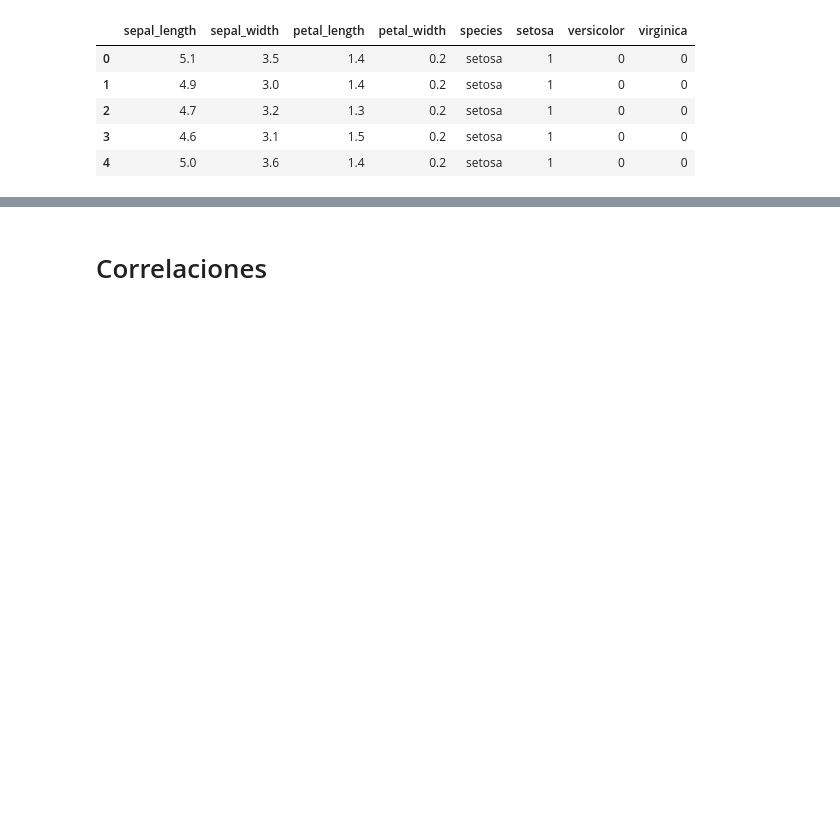
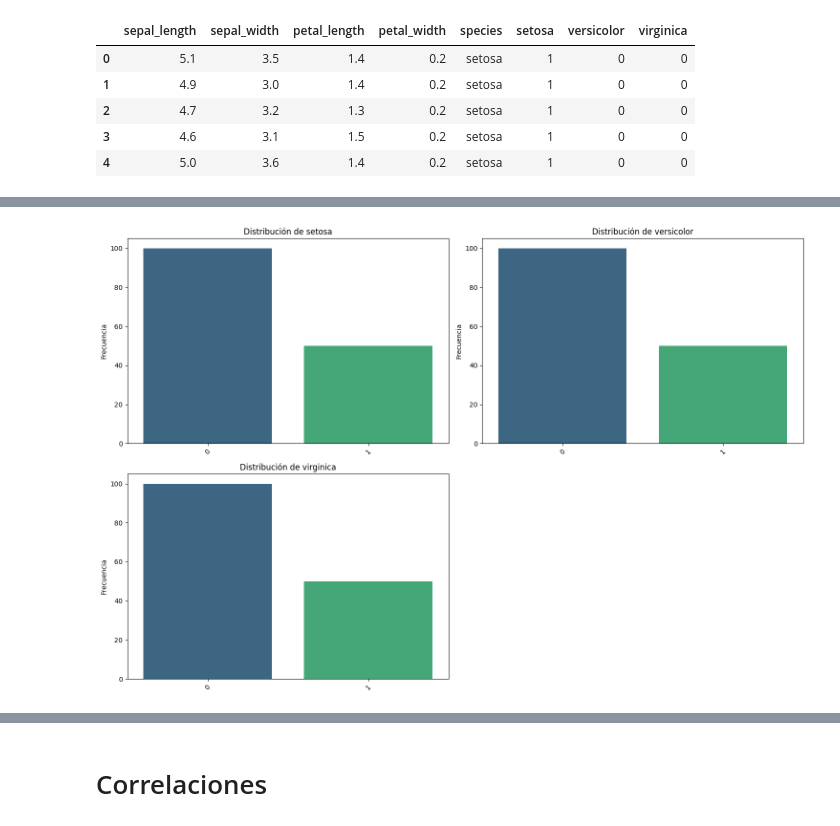
Before and after one commit to lunaft/Machine-Learning-Notes, a Jupyter notebook: Supervisados/proyecto_final.ipynb, the cells around one changed output, grey strips where cells are left out. Saved outputs shown, nothing was run; the diff lists cells and outputs as text; code cells hidden in the pictures; blank space fills up the shorter version.

```diff
--- a/Supervisados/proyecto_final.ipynb
+++ b/Supervisados/proyecto_final.ipynb
@@ -254,7 +276,3 @@ df.head()
 | 2 | 4.7 | 3.2 | 1.3 | 0.2 | setosa | 1 | 0 | 0 |
 | 3 | 4.6 | 3.1 | 1.5 | 0.2 | setosa | 1 | 0 | 0 |
 | 4 | 5.0 | 3.6 | 1.4 | 0.2 | setosa | 1 | 0 | 0 |
-# %%
-# Borro la columna de 'species' que ya no necesito
-
-df = df.drop(['species'], axis= 1) #axis = 1 es para que sepa que 'species' se trata de una columna, no de una fila
@@ -260,0 +287,6 @@ df = df.drop(['species'], axis= 1) #axis = 1 es para que sepa que 'species' se t
+# %%
+# def pinta_distribucion_categoricas(df, columnas_categoricas, relativa=False, mostrar_valores=False):
+columnas_categoricas = ['setosa','versicolor','virginica']
+pinta_distribucion_categoricas(df,columnas_categoricas,relativa=False, mostrar_valores=False)
+# %% [output]
+[figure, added]
```
Also changed, not shown: parts of 28 cells of this notebook.
